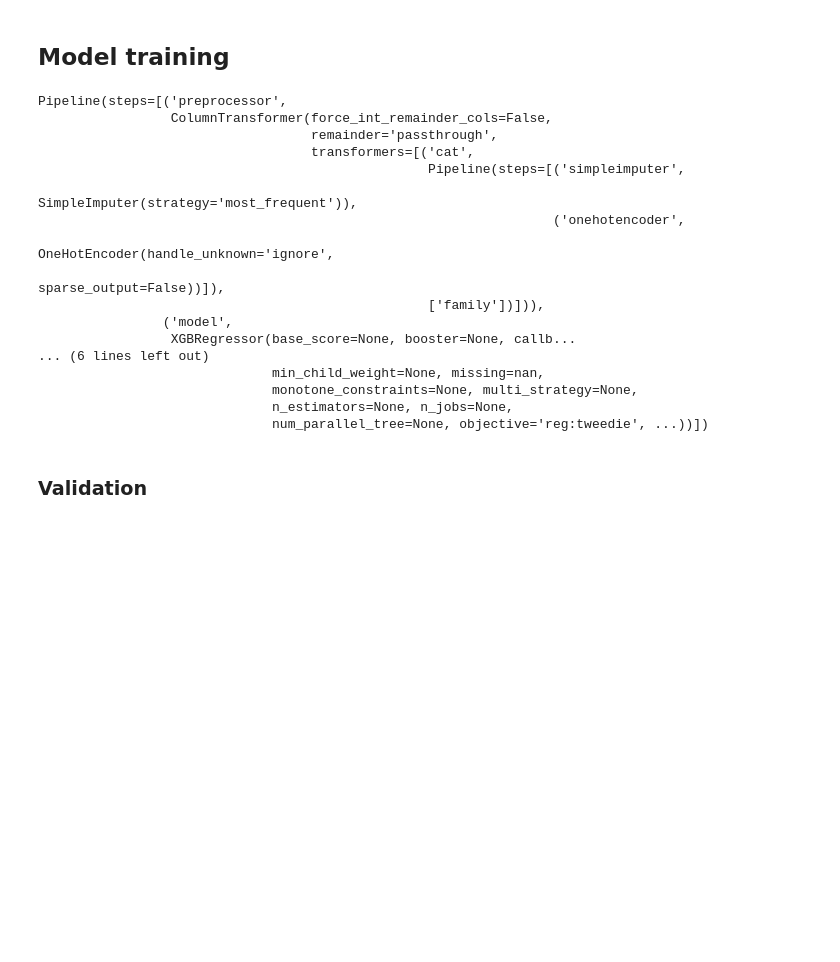
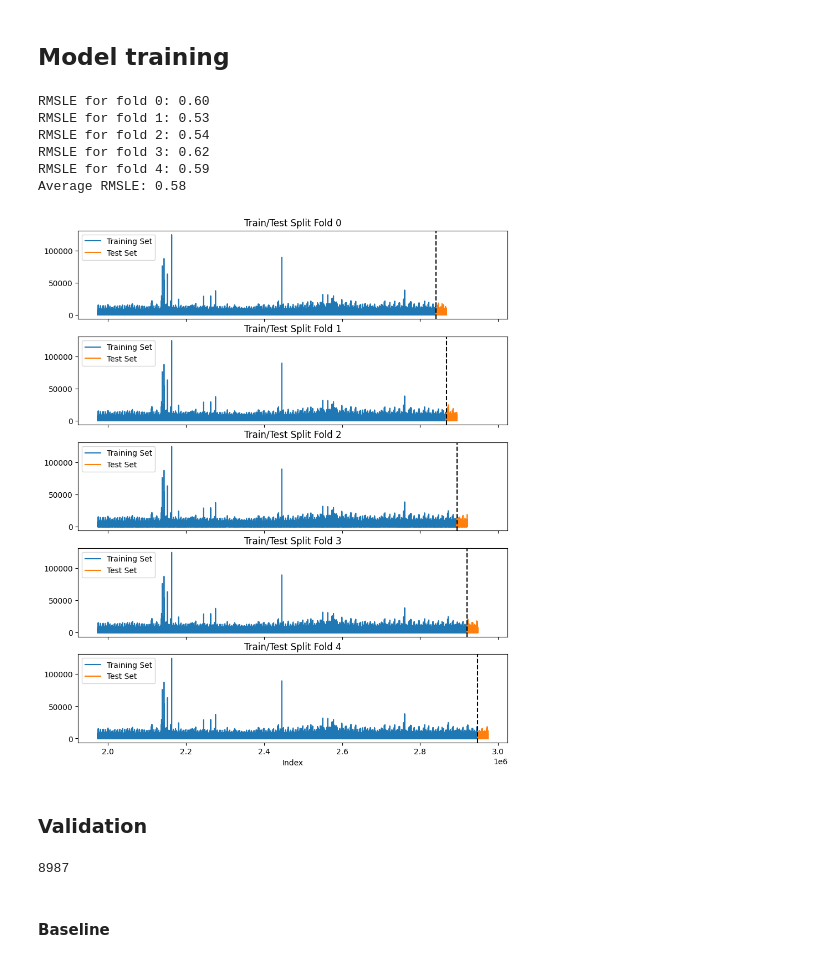
Before and after one commit to Milloz-dev/StoreSales-TimeSeriesForecasting, a Jupyter notebook: main.ipynb, the cells around one changed output. Drawn from its saved outputs; the diff is of its cells as text; code cells hidden in the pictures; blank space fills up the shorter version.

Commit message:
Added baseline model and cross validation

```diff
--- a/main.ipynb
+++ b/main.ipynb
@@ -201,25 +199,43 @@ model = xgb.XGBRegressor(objective="reg:tweedie", random_state=0)
 pipeline = Pipeline([("preprocessor", preprocessor), ("model", model)])
 # %% [markdown]
 ## Model training
-# %%
-X_train_mini = X_train.iloc[-50000:]
-y_train_mini = y_train.iloc[-50000:]
-pipeline.fit(X_train_mini, y_train_mini)
-# %% [output]
-Pipeline(steps=[('preprocessor',
-                 ColumnTransformer(force_int_remainder_cols=False,
-                                   remainder='passthrough',
-                                   transformers=[('cat',
-                                                  Pipeline(steps=[('simpleimputer',
-                                                                   SimpleImputer(strategy='most_frequent')),
-                                                                  ('onehotencoder',
-                                                                   OneHotEncoder(handle_unknown='ignore',
-                                                                                 sparse_output=False))]),
-                                                  ['family'])])),
-                ('model',
-                 XGBRegressor(base_score=None, booster=None, callb...
-... (6 lines left out)
-                              min_child_weight=None, missing=nan,
-                              monotone_constraints=None, multi_strategy=None,
-                              n_estimators=None, n_jobs=None,
-                              num_parallel_tree=None, objective='reg:tweedie', ...))])
+# %%
+# Testing with a smaller dataset because of small RAM size on laptop, remove when on PC.
+X_train_mini = X_train.iloc[-1000000:]
+y_train_mini = y_train.iloc[-1000000:]
+# %%
+# Test size is 15 days
+tss = TimeSeriesSplit(n_splits=5, test_size=33 * 54 * 15)
+scores = []
+fig, axes = plt.subplots(5, 1, figsize=(10, 12), sharex=True)
+
+for fold, (train_index, test_index) in enumerate(tss.split(X_train_mini)):
+    X_train_cv, X_test_cv = X_train_mini.iloc[train_index], X_train_mini.iloc[test_index]
+    y_train_cv, y_test_cv = y_train_mini.iloc[train_index], y_train_mini.iloc[test_index]
+
+    axes[fold].plot(y_train_cv, label="Training Set")
+    axes[fold].plot(y_test_cv, label="Test Set")
+    axes[fold].axvline(y_test_cv.index.min(), color="black", ls="--")
+    axes[fold].legend()
+    axes[fold].set_title(f"Train/Test Split Fold {fold}")
+
+    pipeline.fit(X_train_cv, y_train_cv)
+    y_pred = pipeline.predict(X_test)
+
+    score = root_mean_squared_log_error(y_test, y_pred)
+    scores.append(score)
+    print(f"RMSLE for fold {fold}: {score:.2f}")
+
+average_score = np.mean(scores)
+print(f"Average RMSLE: {average_score:.2f}")
+
+plt.xlabel("Index")
+plt.show()
+# %% [output]
+RMSLE for fold 0: 0.60
+RMSLE for fold 1: 0.53
+RMSLE for fold 2: 0.54
+RMSLE for fold 3: 0.62
+RMSLE for fold 4: 0.59
+Average RMSLE: 0.58
+[figure, added]
@@ -227,3 +247,10 @@ Pipeline(steps=[('preprocessor',
 # pipeline.fit(X_train, y_train)
 # %% [markdown]
 ### Validation
+# %%
+mini_test_size = int(len(y_train_mini) * len(y_test) / len(y_train))
+mini_test_size
+# %% [output]
+8987
+# %% [markdown]
+#### Baseline
```
Also changed, not shown: parts of 9 cells of this notebook.
